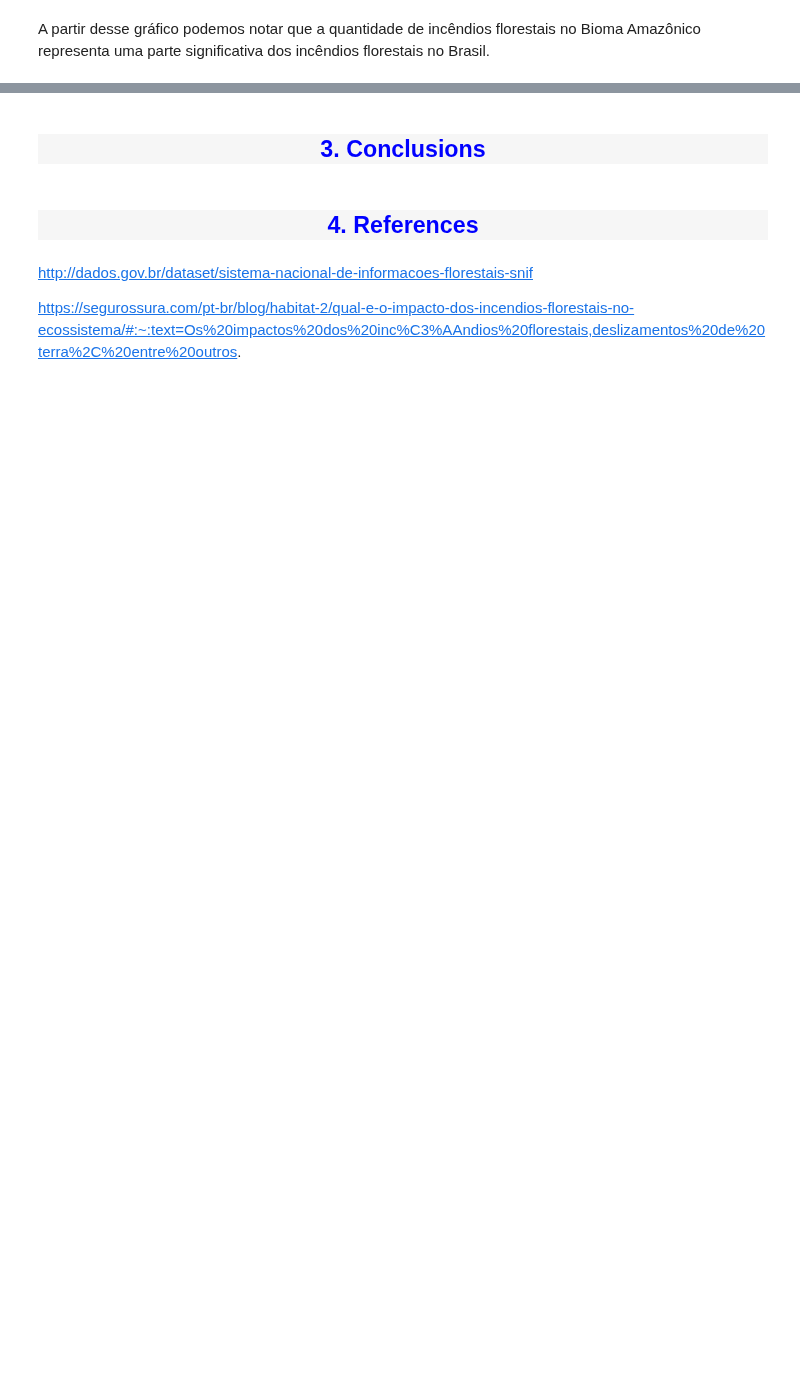
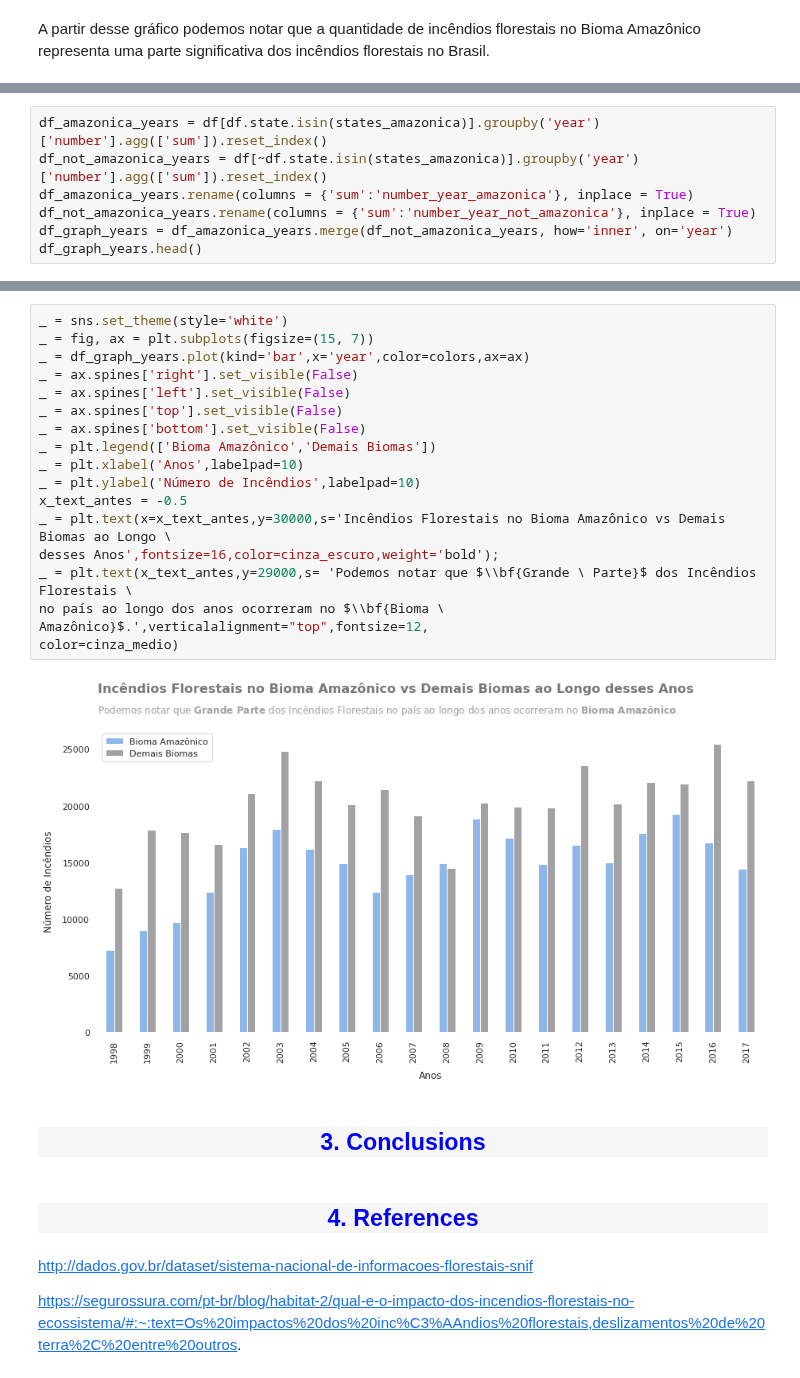
Before and after one commit to anibalfisico/Data-Science, a Jupyter notebook: inc-ndios-no-brasil.ipynb, the cells around one changed output, grey strips where cells are left out. Cells and saved outputs as stored; diff of their text form; blank space fills up the shorter version.

```diff
--- a/inc-ndios-no-brasil.ipynb
+++ b/inc-ndios-no-brasil.ipynb
@@ -470,0 +482,7 @@ A partir desse gráfico podemos notar que a quantidade de incêndios florestais
+# %%
+df_amazonica_years = df[df.state.isin(states_amazonica)].groupby('year')['number'].agg(['sum']).reset_index()
+df_not_amazonica_years = df[~df.state.isin(states_amazonica)].groupby('year')['number'].agg(['sum']).reset_index()
+df_amazonica_years.rename(columns = {'sum':'number_year_amazonica'}, inplace = True)
+df_not_amazonica_years.rename(columns = {'sum':'number_year_not_amazonica'}, inplace = True)
+df_graph_years = df_amazonica_years.merge(df_not_amazonica_years, how='inner', on='year')
+df_graph_years.head()
@@ -471,3 +496,22 @@ A partir desse gráfico podemos notar que a quantidade de incêndios florestais
+# %%
+_ = sns.set_theme(style='white')
+_ = fig, ax = plt.subplots(figsize=(15, 7))
+_ = df_graph_years.plot(kind='bar',x='year',color=colors,ax=ax)
+_ = ax.spines['right'].set_visible(False)
+_ = ax.spines['left'].set_visible(False)
+_ = ax.spines['top'].set_visible(False)
+_ = ax.spines['bottom'].set_visible(False)
+_ = plt.legend(['Bioma Amazônico','Demais Biomas'])
+_ = plt.xlabel('Anos',labelpad=10)
+_ = plt.ylabel('Número de Incêndios',labelpad=10)
+x_text_antes = -0.5
+_ = plt.text(x=x_text_antes,y=30000,s='Incêndios Florestais no Bioma Amazônico vs Demais Biomas ao Longo \
+desses Anos',fontsize=16,color=cinza_escuro,weight='bold');
+_ = plt.text(x_text_antes,y=29000,s= 'Podemos notar que $\\bf{Grande \ Parte}$ dos Incêndios Florestais \
+no país ao longo dos anos ocorreram no $\\bf{Bioma \ Amazônico}$.',verticalalignment="top",fontsize=12,
+color=cinza_medio)
+# %% [output]
+[figure, added]
 # %% [markdown]
 <a id = '3'></a>
 <h2 style = "font-family:garamond; font-size:50px; background-color: #f6f6f6; color : blue; border-radius: 100px 100px; text-align:center"> 3. Conclusions</h2>
```
Also changed, not shown: parts of 3 cells of this notebook.
